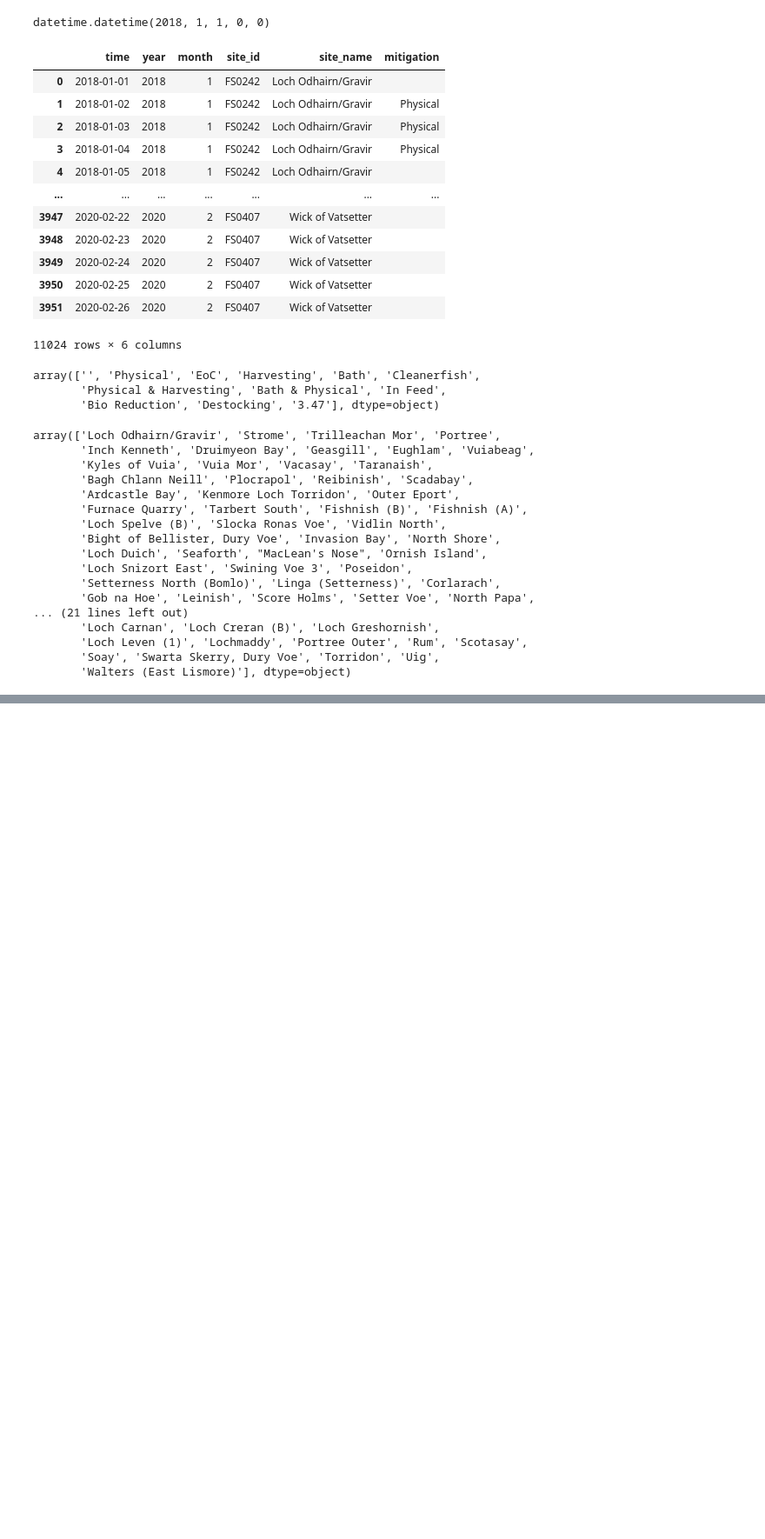
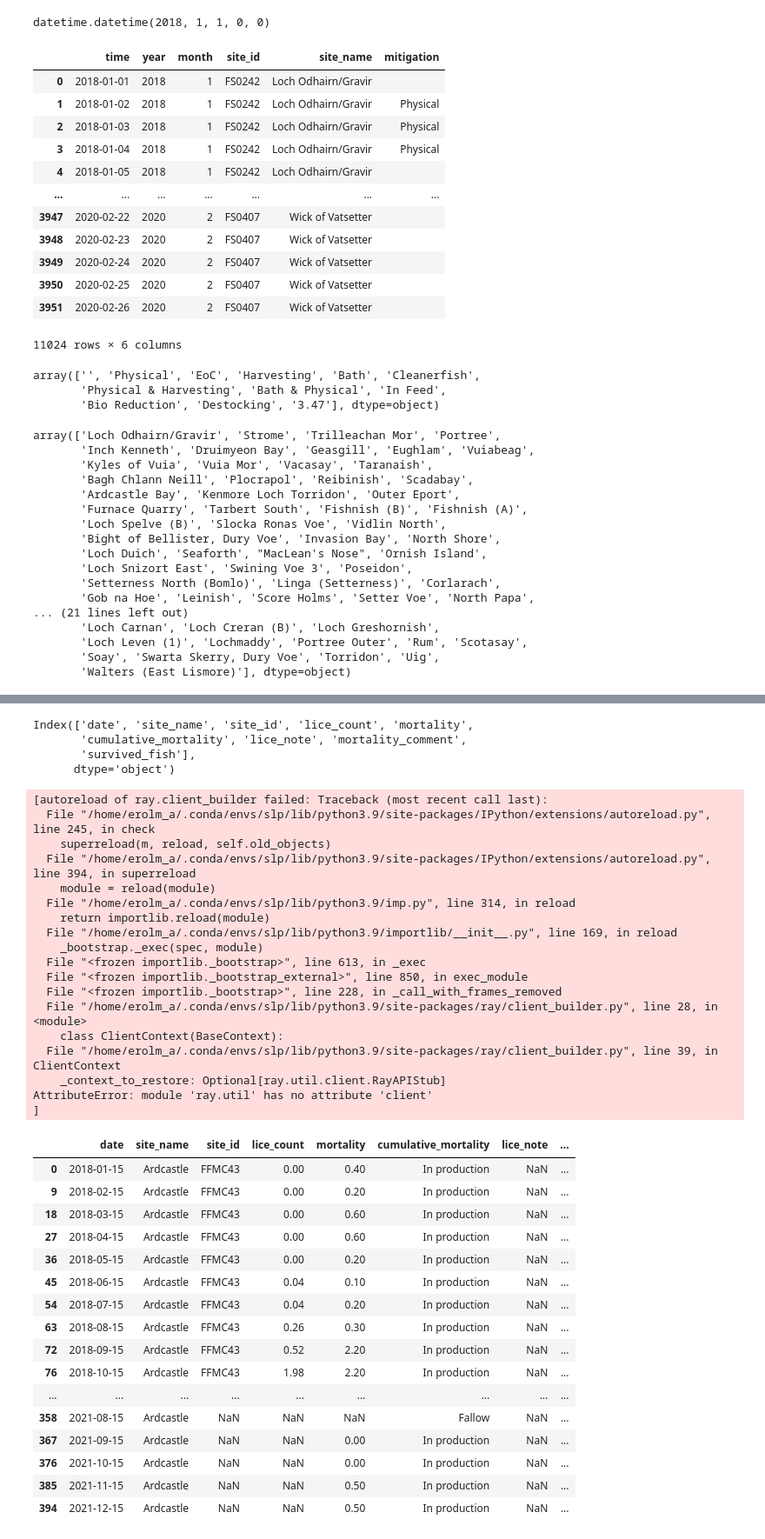
Before and after one commit to resistance-modelling/slim, a Jupyter notebook: slim/surveys/scraper.ipynb, the cells around one changed output, grey strips where cells are left out. Shown: that part at 87% size. Saved outputs shown, nothing was run; the diff lists cells and outputs as text; code cells hidden in the pictures; blank space fills up the shorter version.

```diff
--- a/slim/surveys/scraper.ipynb
+++ b/slim/surveys/scraper.ipynb
@@ -604,0 +544,7 @@ Stopping farms
+# %%
+from slim.simulation.simulator import load_counts
+
+report_df = load_counts(cfg)
+print(report_df.columns)
+report_df[report_df["site_name"]=="Ardcastle"]
+# %% [output]
@@ -604,0 +568,39 @@ Stopping farms
+Index(['date', 'site_name', 'site_id', 'lice_count', 'mortality',
+       'cumulative_mortality', 'lice_note', 'mortality_comment',
+       'survived_fish'],
+      dtype='object')
+[autoreload of ray.client_builder failed: Traceback (most recent call last):
+  File "/home/erolm_a/.conda/envs/slp/lib/python3.9/site-packages/IPython/extensions/autoreload.py", line 245, in check
+    superreload(m, reload, self.old_objects)
+  File "/home/erolm_a/.conda/envs/slp/lib/python3.9/site-packages/IPython/extensions/autoreload.py", line 394, in superreload
+    module = reload(module)
+  File "/home/erolm_a/.conda/envs/slp/lib/python3.9/imp.py", line 314, in reload
+    return importlib.reload(module)
+  File "/home/erolm_a/.conda/envs/slp/lib/python3.9/importlib/__init__.py", line 169, in reload
+    _bootstrap._exec(spec, module)
+  File "<frozen importlib._bootstrap>", line 613, in _exec
+  File "<frozen importlib._bootstrap_external>", line 850, in exec_module
+  File "<frozen importlib._bootstrap>", line 228, in _call_with_frames_removed
+  File "/home/erolm_a/.conda/envs/slp/lib/python3.9/site-packages/ray/client_builder.py", line 28, in <module>
+    class ClientContext(BaseContext):
+  File "/home/erolm_a/.conda/envs/slp/lib/python3.9/site-packages/ray/client_builder.py", line 39, in ClientContext
+    _context_to_restore: Optional[ray.util.client.RayAPIStub]
+AttributeError: module 'ray.util' has no attribute 'client'
+]
+|  | date | site_name | site_id | lice_count | mortality | cumulative_mortality | lice_note | ... |
+| 0 | 2018-01-15 | Ardcastle | FFMC43 | 0.00 | 0.40 | In production | NaN | ... |
+| 9 | 2018-02-15 | Ardcastle | FFMC43 | 0.00 | 0.20 | In production | NaN | ... |
+| 18 | 2018-03-15 | Ardcastle | FFMC43 | 0.00 | 0.60 | In production | NaN | ... |
+| 27 | 2018-04-15 | Ardcastle | FFMC43 | 0.00 | 0.60 | In production | NaN | ... |
+| 36 | 2018-05-15 | Ardcastle | FFMC43 | 0.00 | 0.20 | In production | NaN | ... |
+| 45 | 2018-06-15 | Ardcastle | FFMC43 | 0.04 | 0.10 | In production | NaN | ... |
+| 54 | 2018-07-15 | Ardcastle | FFMC43 | 0.04 | 0.20 | In production | NaN | ... |
+| 63 | 2018-08-15 | Ardcastle | FFMC43 | 0.26 | 0.30 | In production | NaN | ... |
+| 72 | 2018-09-15 | Ardcastle | FFMC43 | 0.52 | 2.20 | In production | NaN | ... |
+| 76 | 2018-10-15 | Ardcastle | FFMC43 | 1.98 | 2.20 | In production | NaN | ... |
+| ... | ... | ... | ... | ... | ... | ... | ... | ... |
+| 358 | 2021-08-15 | Ardcastle | NaN | NaN | NaN | Fallow | NaN | ... |
+| 367 | 2021-09-15 | Ardcastle | NaN | NaN | 0.00 | In production | NaN | ... |
+| 376 | 2021-10-15 | Ardcastle | NaN | NaN | 0.00 | In production | NaN | ... |
+| 385 | 2021-11-15 | Ardcastle | NaN | NaN | 0.50 | In production | NaN | ... |
+| 394 | 2021-12-15 | Ardcastle | NaN | NaN | 0.50 | In production | NaN | ... |
```
Also changed, not shown: parts of 18 cells of this notebook, 7 other files.
